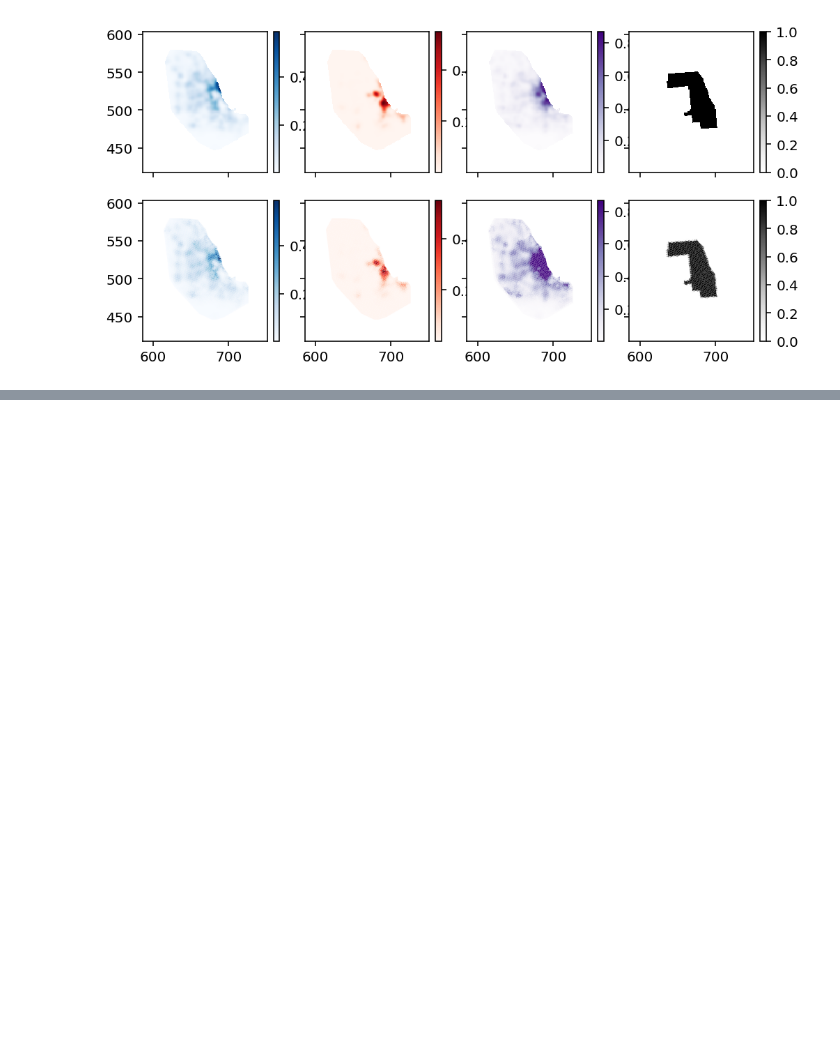
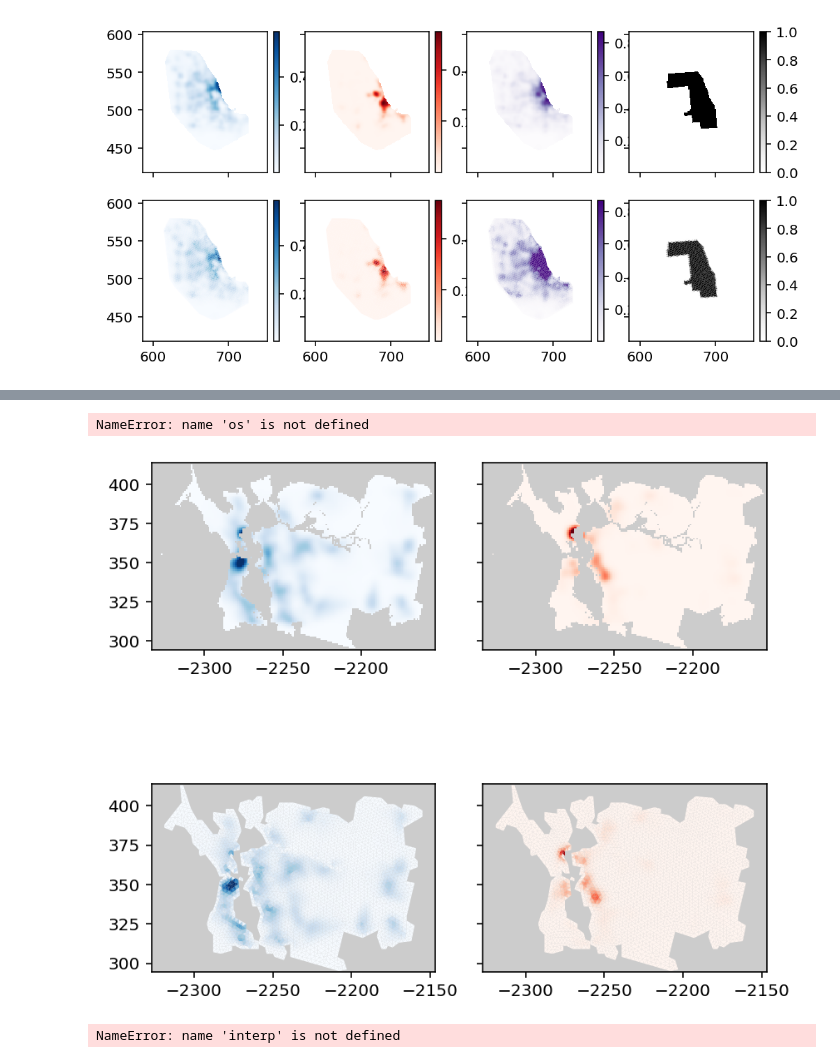
Before and after one commit to dsseara/sociohydro, a Jupyter notebook: sim/meanField/fvm/fvm_tests.ipynb, the cells around one changed output, grey strips where cells are left out. Drawn from its saved outputs; the diff is of its cells as text; code cells hidden in the pictures; blank space fills up the shorter version.

```diff
--- a/sim/meanField/fvm/fvm_tests.ipynb
+++ b/sim/meanField/fvm/fvm_tests.ipynb
@@ -600,0 +571,10 @@ np.argmax((ϕW + ϕB).value)
+# %%
+# test param set
+datafolder = "/project/vitelli/dsseara/schelling/sims/2024-12-26_fipy_linRegParams/data_1e-2/"
+paramfile = "California_Contra Costa_fillFracTrue_relDenFalse"
+paramfile = "California_Contra Costa_fillFracFalse_relDenTrue"
+
+with open(os.path.join(datafolder, paramfile, f"{paramfile}_params.json"), "r") as f:
+    params = json.load(f)
+# %% [output]
+NameError: name 'os' is not defined
@@ -600,0 +648,20 @@ np.argmax((ϕW + ϕB).value)
+# %%
+fig, ax = plt.subplots(2, 2, sharey=True, dpi=144, figsize=(6, 6))
+ax[0, 0].pcolormesh(x, y, wb0[0], cmap="Blues", vmin=0, vmax=1)
+ax[0, 1].pcolormesh(x, y, wb0[1], cmap="Reds", vmin=0, vmax=1)
+
+interp.plot(interp["w0"], ax=ax[1, 0], cmap="Blues", vmin=0, vmax=1)
+interp.plot(interp["b0"], ax=ax[1, 1], cmap="Reds", vmin=0, vmax=1)
+
+# make all axes have aspect ratio of 1 and black background
+for a in ax.ravel():
+    a.set_aspect(1)
+    a.set_facecolor("0.8")
+
+plt.tight_layout()
+# %% [output]
+[figure, added]
+# %%
+interp["housing"].max()
+# %% [output]
+NameError: name 'interp' is not defined
```
Also changed, not shown: parts of 26 cells of this notebook, 4 other files.
